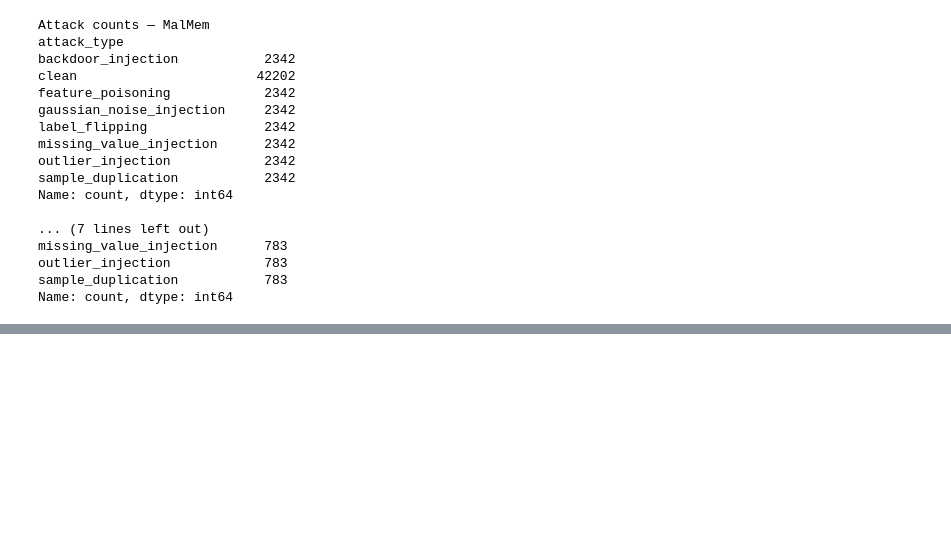
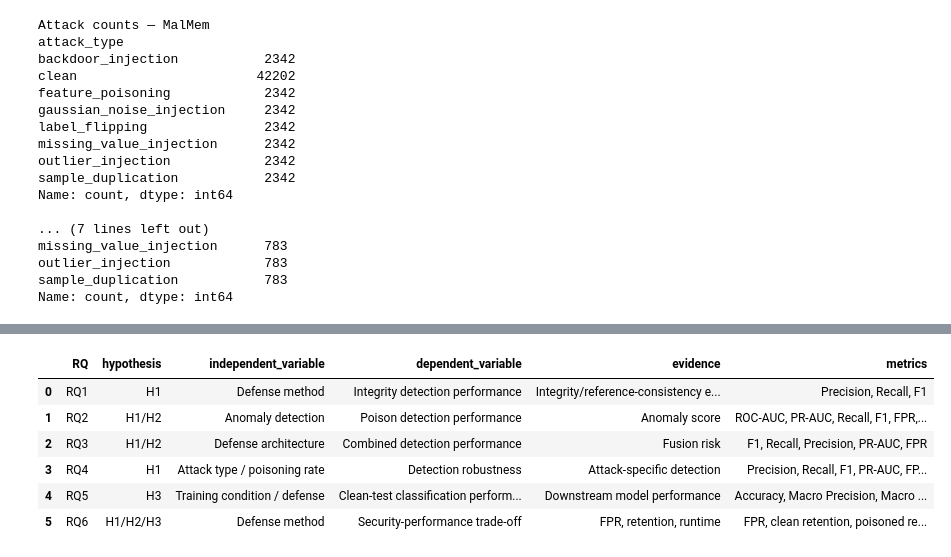
Before and after one commit to alokmuskan/PoisonShield, a Jupyter notebook: notebooks/01_dataset_audit.ipynb, the cells around one changed output, grey strips where cells are left out. Drawn from its saved outputs; the diff is of its cells as text; code cells hidden in the pictures; blank space fills up the shorter version.

Commit message:
Phase - 4 completed

```diff
--- a/notebooks/01_dataset_audit.ipynb
+++ b/notebooks/01_dataset_audit.ipynb
@@ -7243,0 +8105,81 @@ Name: count, dtype: int64
+# %%
+print("=" * 70)
+print("PHASE 4.8 — RQ / HYPOTHESIS MEASUREMENT VALIDATION")
+print("=" * 70)
+
+
+research_measurement_map = pd.DataFrame([
+    {
+        "RQ": "RQ1",
+        "hypothesis": "H1",
+        "independent_variable": "Defense method",
+        "dependent_variable": "Integrity detection performance",
+        "evidence": "Integrity/reference-consistency evidence",
+        "metrics": "Precision, Recall, F1"
+    },
+    {
+        "RQ": "RQ2",
+        "hypothesis": "H1/H2",
+        "independent_variable": "Anomaly detection",
+        "dependent_variable": "Poison detection performance",
+        "evidence": "Anomaly score",
+        "metrics": "ROC-AUC, PR-AUC, Recall, F1, FPR, FNR"
+    },
+    {
+        "RQ": "RQ3",
+        "hypothesis": "H1/H2",
+        "independent_variable": "Defense architecture",
+        "dependent_variable": "Combined detection performance",
+        "evidence": "Fusion risk",
+        "metrics": "F1, Recall, Precision, PR-AUC, FPR"
+    },
+    {
+        "RQ": "RQ4",
+        "hypothesis": "H1",
+        "independent_variable": "Attack type / poisoning rate",
+        "dependent_variable": "Detection robustness",
+        "evidence": "Attack-specific detection",
+        "metrics": "Precision, Recall, F1, PR-AUC, FPR, FNR"
+    },
+    {
+        "RQ": "RQ5",
+        "hypothesis": "H3",
+        "independent_variable": "Training condition / defense",
+        "dependent_variable": "Clean-test classification performance",
+        "evidence": "Downstream model performance",
+        "metrics": "Accuracy, Macro Precision, Macro Recall, Macro F1"
+    },
+    {
+        "RQ": "RQ6",
+        "hypothesis": "H1/H2/H3",
+        "independent_variable": "Defense method",
+        "dependent_variable": "Security-performance trade-off",
+        "evidence": "FPR, retention, runtime",
+        "metrics": "FPR, clean retention, poisoned removal, runtime"
+    }
+])
+
+
+display(research_measurement_map)
+
+
+research_measurement_map.to_csv(
+    "results/tables/table_research_measurement_mapping.csv",
+    index=False
+)
+
+
+print("\nSaved:")
+print(
+    "results/tables/"
+    "table_research_measurement_mapping.csv"
+)
+
+
+print("\nRQ coverage:")
+print(
+    research_measurement_map[
+        ["RQ", "hypothesis", "evidence", "metrics"]
+    ].to_string(index=False)
+)
+# %% [output]
@@ -7243,0 +8189,7 @@ Name: count, dtype: int64
+|  | RQ | hypothesis | independent_variable | dependent_variable | evidence | metrics |
+| 0 | RQ1 | H1 | Defense method | Integrity detection performance | Integrity/reference-consistency e... | Precision, Recall, F1 |
+| 1 | RQ2 | H1/H2 | Anomaly detection | Poison detection performance | Anomaly score | ROC-AUC, PR-AUC, Recall, F1, FPR,... |
+| 2 | RQ3 | H1/H2 | Defense architecture | Combined detection performance | Fusion risk | F1, Recall, Precision, PR-AUC, FPR |
+| 3 | RQ4 | H1 | Attack type / poisoning rate | Detection robustness | Attack-specific detection | Precision, Recall, F1, PR-AUC, FP... |
+| 4 | RQ5 | H3 | Training condition / defense | Clean-test classification perform... | Downstream model performance | Accuracy, Macro Precision, Macro ... |
+| 5 | RQ6 | H1/H2/H3 | Defense method | Security-performance trade-off | FPR, retention, runtime | FPR, clean retention, poisoned re... |
```
Also changed, not shown: parts of 21 cells of this notebook, 3 other files.
